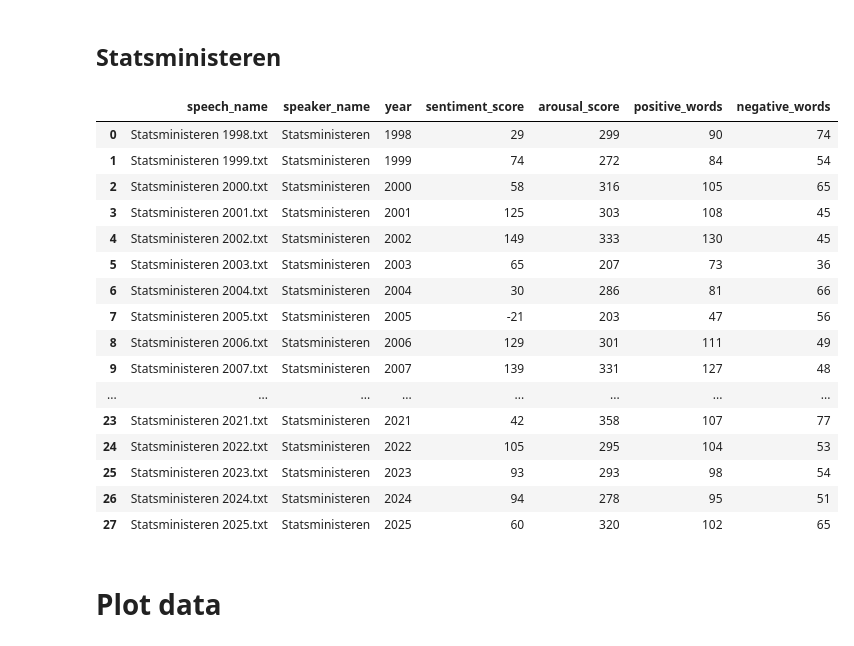
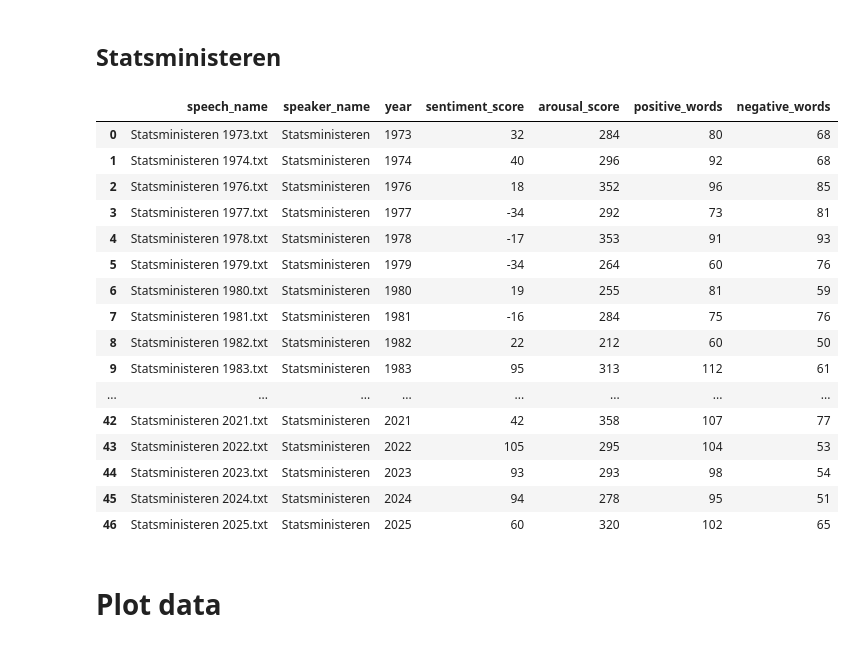
Before and after one commit to ChristianDTU/Nyt-rstaler, a Jupyter notebook: sentiment_score_and_arousal.ipynb, the cells around one changed output. Cells and saved outputs as stored; diff of their text form; code cells hidden in the pictures.

```diff
--- a/sentiment_score_and_arousal.ipynb
+++ b/sentiment_score_and_arousal.ipynb
@@ -18,7 +18,7 @@ stemmer = DanishStemmer()
 # AFINN-Lexicon-dataframe
 # %%
 # Åbne Afinn.txt
-AFINN_file = r"C:\Users\Bruger\Desktop\Uni\1. semester\Introduction to Intelligent Systems\Projektuge\Nyt-rstaler\AFINN-da-32.txt"
+AFINN_file = r"AFINN-da-32.txt"
 
 # åbne filen som dataframe
 afinn_dataframe = pd.read_csv(AFINN_file,sep='\t',header=None)
@@ -60,7 +60,7 @@ print(afinn_dataframe.to_string())
 #     speech = speech.read()
 
 # Open stopwords_list:
-stop_words_file = r"C:\Users\Bruger\Desktop\Uni\1. semester\Introduction to Intelligent Systems\Projektuge\Nyt-rstaler\stopwords-dansk.txt"
+stop_words_file = r"stopwords-dansk.txt"
 with open(stop_words_file) as stop_words_list:
     stop_words_list = stop_words_list.read().splitlines()
 
@@ -172,26 +172,26 @@ Margrethe_dataframe
 # %% [markdown]
 ## Statsministeren
 # %%
-Statsministeren_dataframe = calculate_score(r"C:\Users\Bruger\Desktop\Uni\1. semester\Introduction to Intelligent Systems\Projektuge\Nyt-rstaler\Talerne\Statsministeren")
+Statsministeren_dataframe = calculate_score(r"Talerne\Statsministeren")
 Statsministeren_dataframe
 # %% [output]
 |  | speech_name | speaker_name | year | sentiment_score | arousal_score | positive_words | negative_words |
-| 0 | Statsministeren 1998.txt | Statsministeren | 1998 | 29 | 299 | 90 | 74 |
-| 1 | Statsministeren 1999.txt | Statsministeren | 1999 | 74 | 272 | 84 | 54 |
-| 2 | Statsministeren 2000.txt | Statsministeren | 2000 | 58 | 316 | 105 | 65 |
-| 3 | Statsministeren 2001.txt | Statsministeren | 2001 | 125 | 303 | 108 | 45 |
-| 4 | Statsministeren 2002.txt | Statsministeren | 2002 | 149 | 333 | 130 | 45 |
-| 5 | Statsministeren 2003.txt | Statsministeren | 2003 | 65 | 207 | 73 | 36 |
-| 6 | Statsministeren 2004.txt | Statsministeren | 2004 | 30 | 286 | 81 | 66 |
-| 7 | Statsministeren 2005.txt | Statsministeren | 2005 | -21 | 203 | 47 | 56 |
-| 8 | Statsministeren 2006.txt | Statsministeren | 2006 | 129 | 301 | 111 | 49 |
-| 9 | Statsministeren 2007.txt | Statsministeren | 2007 | 139 | 331 | 127 | 48 |
+| 0 | Statsministeren 1973.txt | Statsministeren | 1973 | 32 | 284 | 80 | 68 |
+| 1 | Statsministeren 1974.txt | Statsministeren | 1974 | 40 | 296 | 92 | 68 |
+| 2 | Statsministeren 1976.txt | Statsministeren | 1976 | 18 | 352 | 96 | 85 |
+| 3 | Statsministeren 1977.txt | Statsministeren | 1977 | -34 | 292 | 73 | 81 |
+| 4 | Statsministeren 1978.txt | Statsministeren | 1978 | -17 | 353 | 91 | 93 |
+| 5 | Statsministeren 1979.txt | Statsministeren | 1979 | -34 | 264 | 60 | 76 |
+| 6 | Statsministeren 1980.txt | Statsministeren | 1980 | 19 | 255 | 81 | 59 |
+| 7 | Statsministeren 1981.txt | Statsministeren | 1981 | -16 | 284 | 75 | 76 |
+| 8 | Statsministeren 1982.txt | Statsministeren | 1982 | 22 | 212 | 60 | 50 |
+| 9 | Statsministeren 1983.txt | Statsministeren | 1983 | 95 | 313 | 112 | 61 |
 | ... | ... | ... | ... | ... | ... | ... | ... |
-| 23 | Statsministeren 2021.txt | Statsministeren | 2021 | 42 | 358 | 107 | 77 |
-| 24 | Statsministeren 2022.txt | Statsministeren | 2022 | 105 | 295 | 104 | 53 |
-| 25 | Statsministeren 2023.txt | Statsministeren | 2023 | 93 | 293 | 98 | 54 |
-| 26 | Statsministeren 2024.txt | Statsministeren | 2024 | 94 | 278 | 95 | 51 |
-| 27 | Statsministeren 2025.txt | Statsministeren | 2025 | 60 | 320 | 102 | 65 |
+| 42 | Statsministeren 2021.txt | Statsministeren | 2021 | 42 | 358 | 107 | 77 |
+| 43 | Statsministeren 2022.txt | Statsministeren | 2022 | 105 | 295 | 104 | 53 |
+| 44 | Statsministeren 2023.txt | Statsministeren | 2023 | 93 | 293 | 98 | 54 |
+| 45 | Statsministeren 2024.txt | Statsministeren | 2024 | 94 | 278 | 95 | 51 |
+| 46 | Statsministeren 2025.txt | Statsministeren | 2025 | 60 | 320 | 102 | 65 |
 # %% [markdown]
 # Plot data
 # %% [markdown]
```
Also changed, not shown: parts of 5 cells of this notebook, 2 other files.
